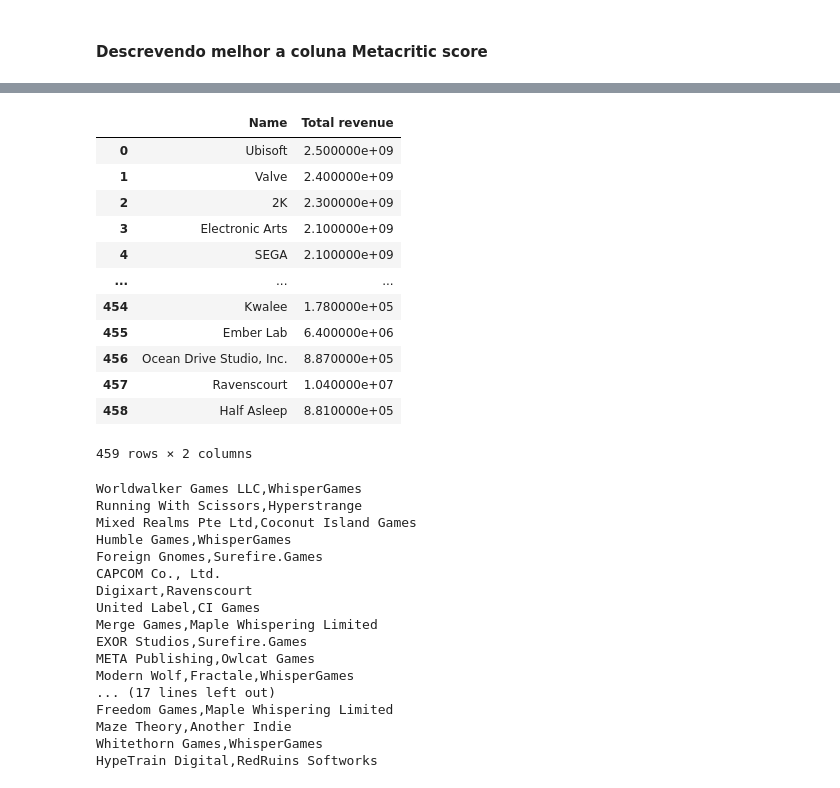
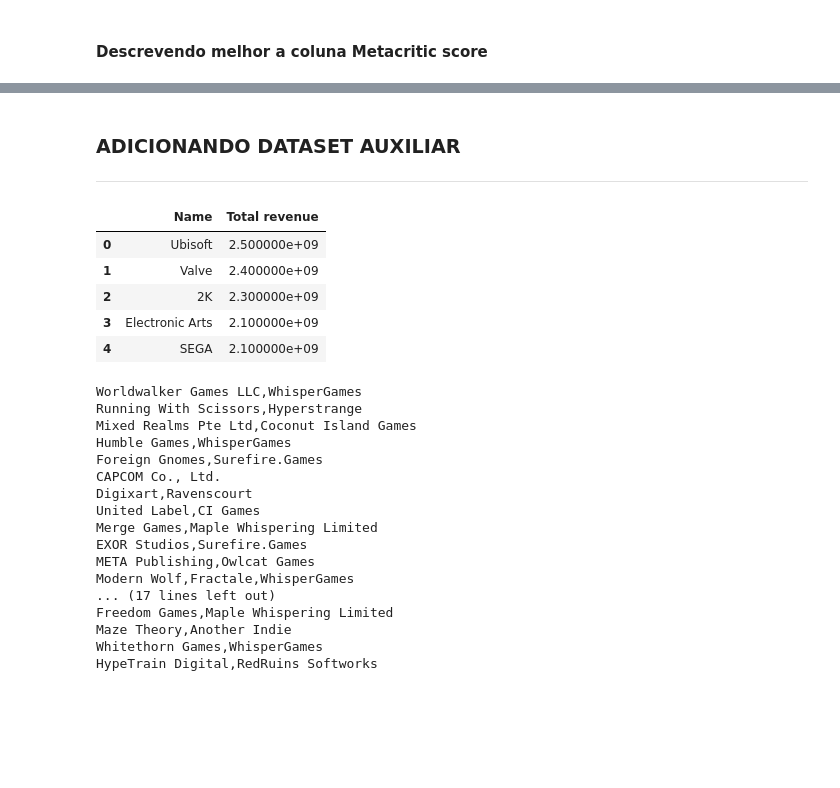
Before and after one commit to LidiaDomingos/RedeJogosSteam, a Jupyter notebook: Projeto.ipynb, the cells around one changed output, grey strips where cells are left out. Drawn from its saved outputs; the diff is of its cells as text; code cells hidden in the pictures; blank space fills up the shorter version.

```diff
--- a/Projeto.ipynb
+++ b/Projeto.ipynb
@@ -222,21 +241,17 @@ df_principal.head()
+# %% [markdown]
+### ADICIONANDO DATASET AUXILIAR
+
+---
 # %%
 df_total_revenue = pd.read_csv('total_revenue.csv')
+df_total_revenue.head()
+# %% [output]
+|  | Name | Total revenue |
+| 0 | Ubisoft | 2.500000e+09 |
+| 1 | Valve | 2.400000e+09 |
+| 2 | 2K | 2.300000e+09 |
+| 3 | Electronic Arts | 2.100000e+09 |
+| 4 | SEGA | 2.100000e+09 |
-# %%
-df_total_revenue
-# %% [output]
-|  | Name | Total revenue |
-| 0 | Ubisoft | 2.500000e+09 |
-| 1 | Valve | 2.400000e+09 |
-| 2 | 2K | 2.300000e+09 |
-| 3 | Electronic Arts | 2.100000e+09 |
-| 4 | SEGA | 2.100000e+09 |
-| ... | ... | ... |
-| 454 | Kwalee | 1.780000e+05 |
-| 455 | Ember Lab | 6.400000e+06 |
-| 456 | Ocean Drive Studio, Inc. | 8.870000e+05 |
-| 457 | Ravenscourt | 1.040000e+07 |
-| 458 | Half Asleep | 8.810000e+05 |
-459 rows × 2 columns
 # %%
 ausentes = []
 presentes = []
```
Also changed, not shown: parts of 33 cells of this notebook, 2 other files.
